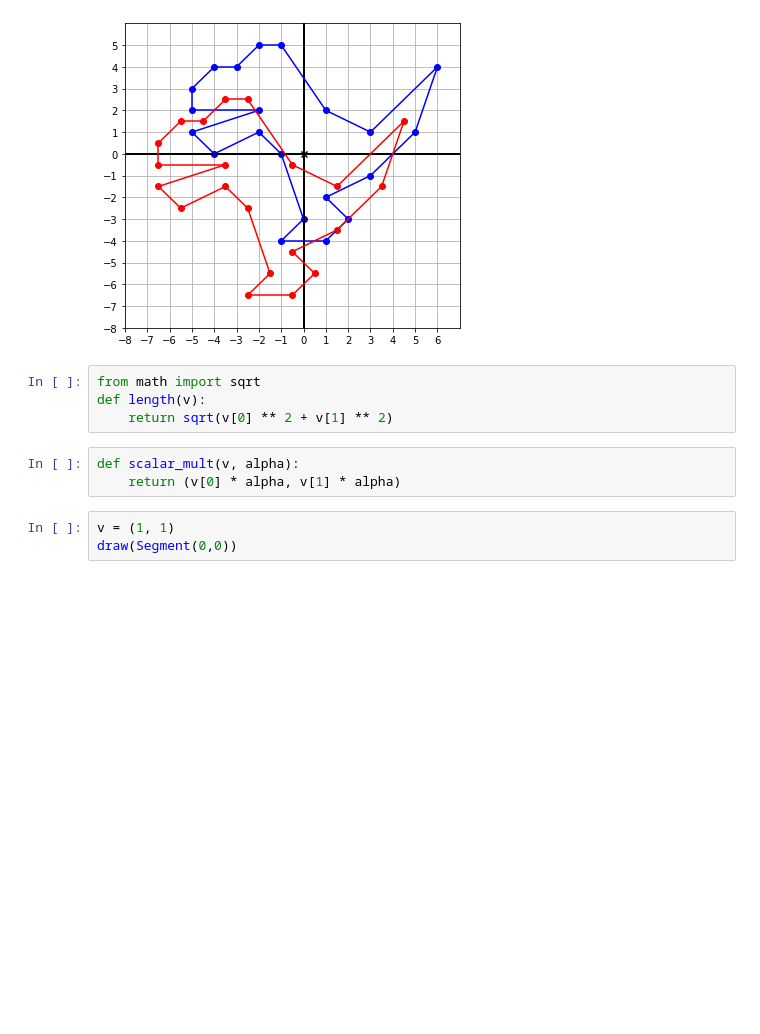
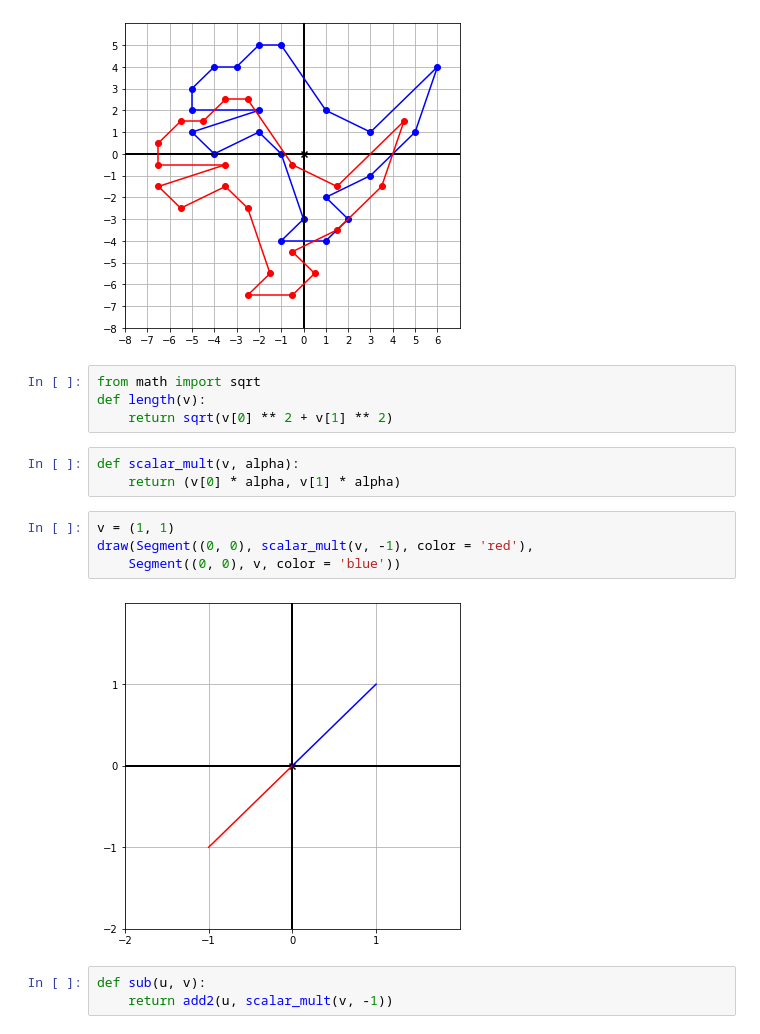
Before and after one commit to sergiovasquez122/Mathematics-for-programmers, a Jupyter notebook: Chapter_2_vectors.ipynb, the cells around one changed output. Saved outputs shown, nothing was run; the diff lists cells and outputs as text; blank space fills up the shorter version.

```diff
--- a/Chapter_2_vectors.ipynb
+++ b/Chapter_2_vectors.ipynb
@@ -70,4 +70,10 @@ def scalar_mult(v, alpha):
     return (v[0] * alpha, v[1] * alpha)
 # %%
 v = (1, 1)
-draw(Segment(0,0))
+draw(Segment((0, 0), scalar_mult(v, -1), color = 'red'),
+    Segment((0, 0), v, color = 'blue'))
+# %% [output]
+[figure, added]
+# %%
+def sub(u, v):
+    return add2(u, scalar_mult(v, -1))
```
Also changed, not shown: parts of 3 cells of this notebook.
